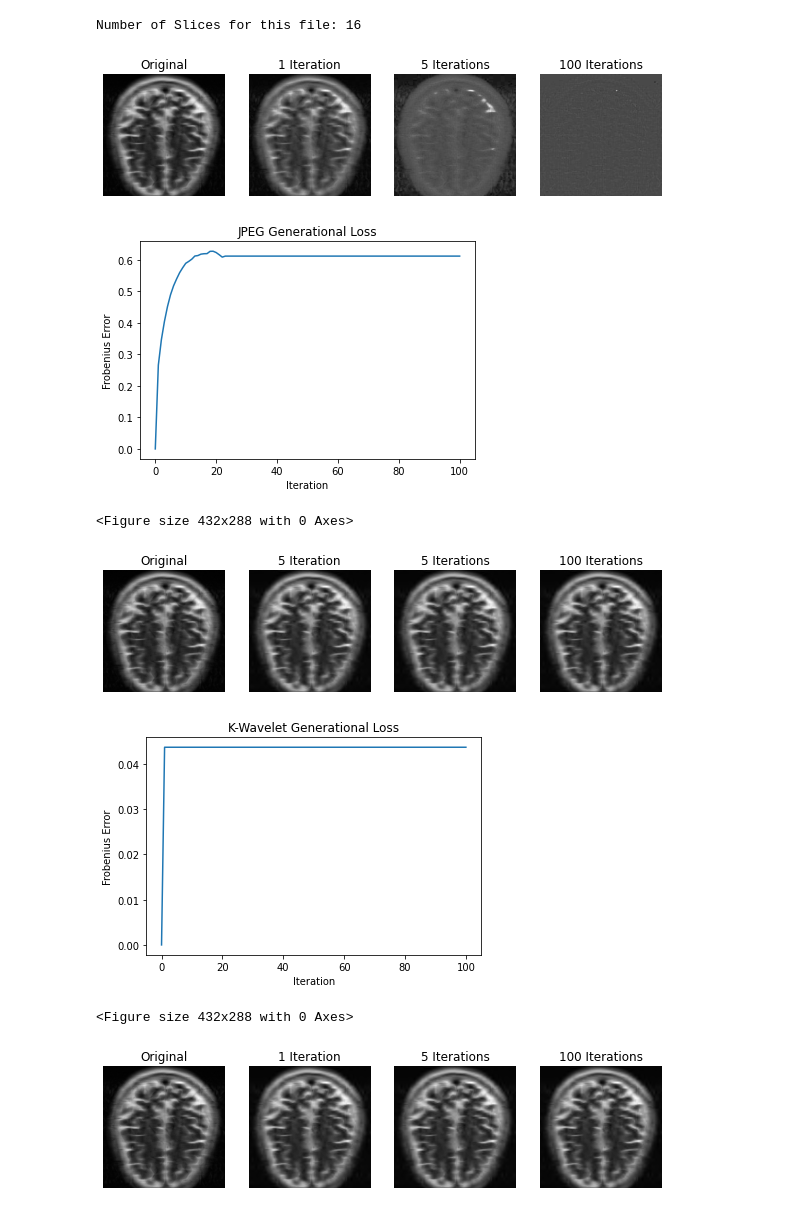
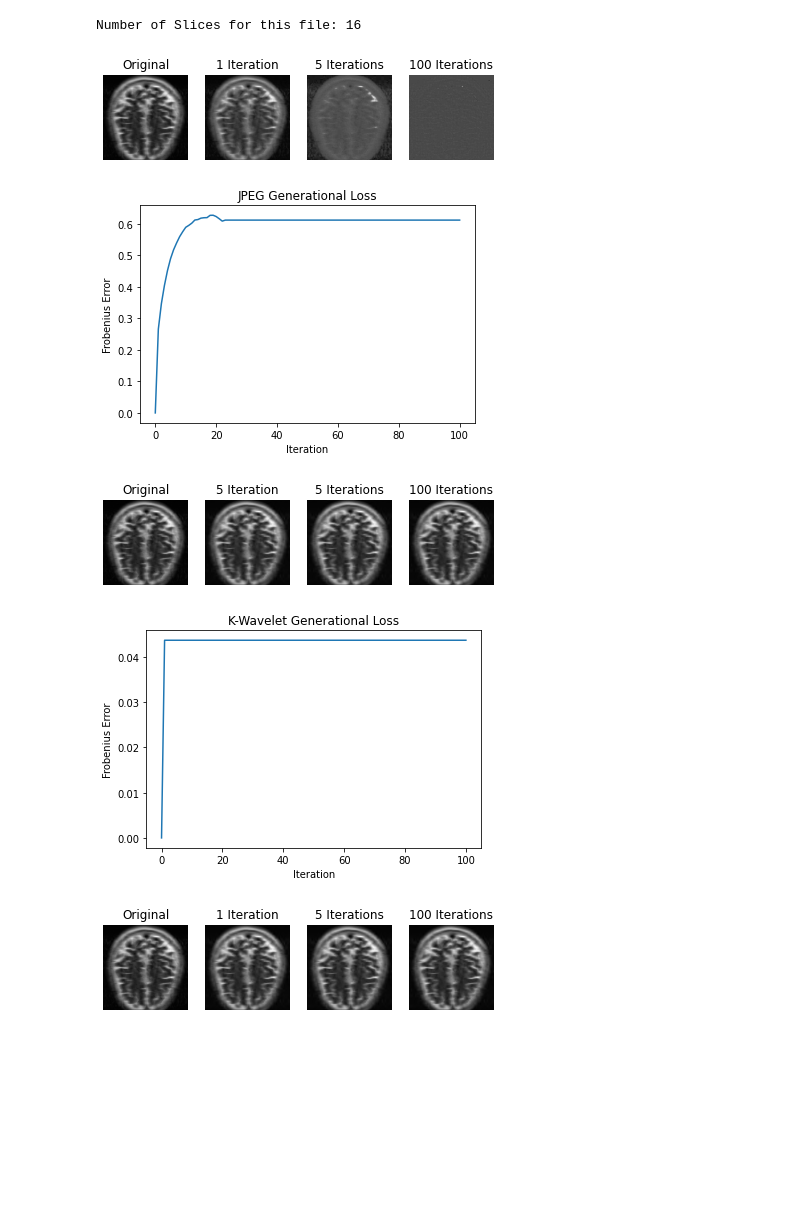
Before and after one commit to athornton1618/MRI_Compression, a Jupyter notebook: scripts/generational_loss.ipynb, the cells around one changed output. Drawn from its saved outputs; the diff is of its cells as text; code cells hidden in the pictures; blank space fills up the shorter version.

Commit message:
fixed white background for images

```diff
--- a/scripts/generational_loss.ipynb
+++ b/scripts/generational_loss.ipynb
@@ -10,6 +10,8 @@ from PIL import Image
 sys.path.append('../')
 from utils.common_fcns import *
 np.set_printoptions(threshold=sys.maxsize)
+plt.rcParams['axes.facecolor']='white'
+plt.rcParams['savefig.facecolor']='white'
 # %%
 # Quantized K-Wavelet compression
 
@@ -35,53 +37,52 @@ X = resize_scan(X_raw)
 # %%
 # Illustrating how bad jpeg is, here's perfoming it 3x recursively
 fig, (ax1, ax2, ax3, ax4) = plt.subplots(1, 4)
-fig.set_size_inches(10, 5)
+fig.set_size_inches(7, 2)
 
 X_recursive = X
 ax1.imshow(np.abs(X_recursive), cmap='gray')
 ax1.set_title('Original')
 ax1.set_axis_off()
 
 X_recursive = X
 for ii in range(1):
     X_recursive = to_jpeg(X_recursive,X)
     ax2.imshow(np.abs(X_recursive), cmap='gray')
     ax2.set_title('1 Iteration')
     ax2.set_axis_off()
 X_recursive = X
 for ii in range(5):
     X_recursive = to_jpeg(X_recursive,X)
     ax3.imshow(np.abs(X_recursive), cmap='gray')
     ax3.set_title('5 Iterations')
     ax3.set_axis_off()
 
 X_recursive = X
 error = np.zeros(101)
 error[0] = frob_error(X,X)
 for ii in range(100):
     X_recursive = to_jpeg(X_recursive,X)
     ax4.imshow(np.abs(X_recursive), cmap='gray')
     ax4.set_title('100 Iterations')
     ax4.set_axis_off()
     error[ii+1] = frob_error(X,X_recursive)
 
-fig.savefig('../images/jpeg_recursion.png', dpi=100)
+fig.savefig('../images/jpeg_recursion.png', dpi=100, transparent=False)
 # %% [output]
-[figure, old version]
+[figure, new version]
 # %%
 plt.plot(np.arange(101), error)
 plt.xlabel('Iteration')
 plt.ylabel('Frobenius Error')
 plt.title('JPEG Generational Loss')
+plt.savefig('../images/JPEG_generational_loss_plot.png', dpi=100, transparent=False)
 plt.show()
-plt.savefig('../images/JPEG_generational_loss_plot.png', dpi=100)
 # %% [output]
 [figure]
-<Figure size 432x288 with 0 Axes>
 # %%
 # Compare to how un-quantized k-wavelet reconstruction looks
 fig, (ax1, ax2, ax3, ax4) = plt.subplots(1, 4)
-fig.set_size_inches(10, 5)
+fig.set_size_inches(7, 2)
 
 X_recursive = X
 ax1.imshow(np.abs(X_recursive), cmap='gray')
@@ -115,23 +116,22 @@ for ii in range(100):
     ax4.set_axis_off()
     error[ii+1] = frob_error(X,X_recursive)
 
-fig.savefig('../images/k_wavelet_recursion.png', dpi=100)
+fig.savefig('../images/k_wavelet_recursion.png', dpi=100, transparent=False)
 # %% [output]
-[figure, old version]
+[figure, new version]
 # %%
 plt.plot(np.arange(101), error)
 plt.xlabel('Iteration')
 plt.ylabel('Frobenius Error')
 plt.title('K-Wavelet Generational Loss')
+plt.savefig('../images/k_wavelet_generational_loss_plot.png', dpi=100, transparent=False)
 plt.show()
-plt.savefig('../images/k_wavelet_generational_loss_plot.png', dpi=100)
 # %% [output]
 [figure]
-<Figure size 432x288 with 0 Axes>
 # %%
 # Compare to how 8-bit quantized k-wavelet reconstruction looks
 fig, (ax1, ax2, ax3, ax4) = plt.subplots(1, 4)
-fig.set_size_inches(10, 5)
+fig.set_size_inches(7, 2)
 
 X_recursive = X
 ax1.imshow(np.abs(X_recursive), cmap='gray')
@@ -165,9 +165,9 @@ for ii in range(100):
     ax4.set_axis_off()
     error[ii+1] = frob_error(X,X_recursive)
 
-fig.savefig('../images/quantized_k_wavelet_recursion.png', dpi=100)
+fig.savefig('../images/quantized_k_wavelet_recursion.png', dpi=100, transparent=False)
 # %% [output]
-[figure, old version]
+[figure, new version]
 # %%
 plt.plot(np.arange(101), error)
 plt.xlabel('Iteration')
```
Also changed, not shown: parts of 1 cell of this notebook, 6 other files.
